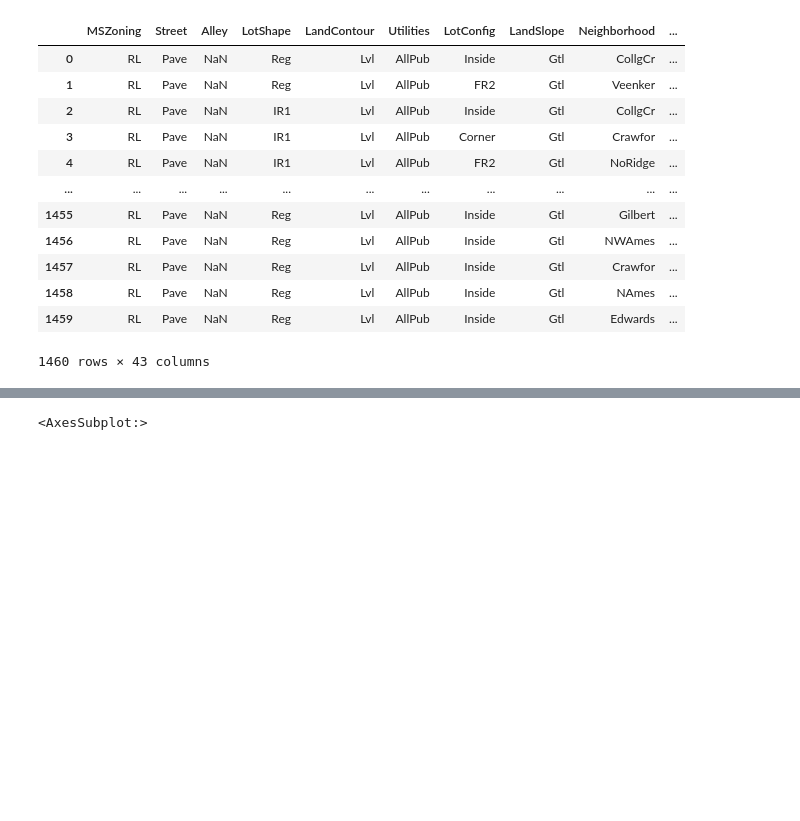
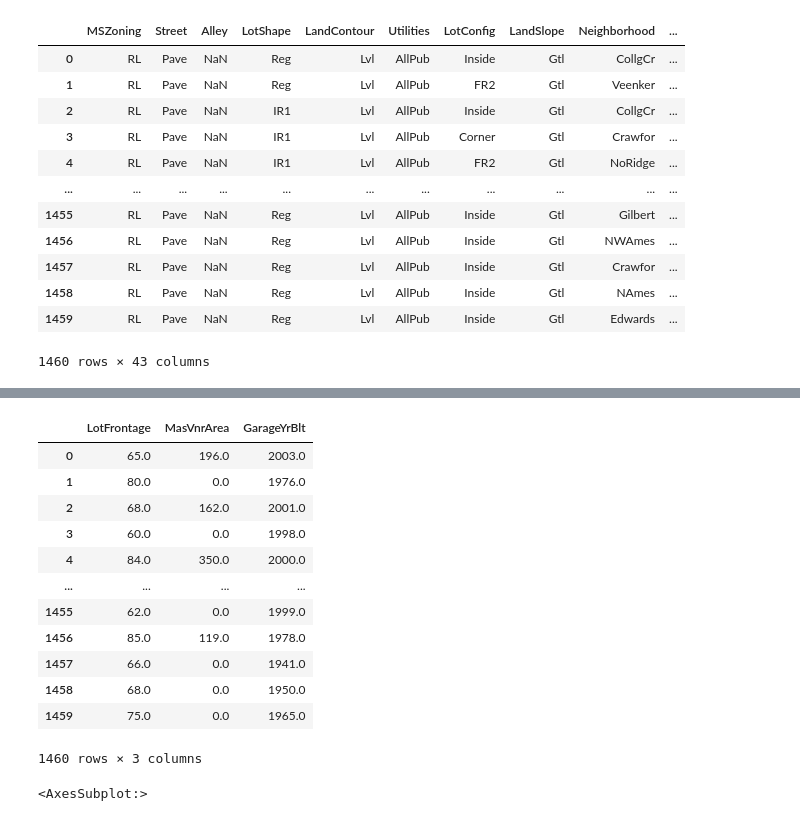
Before and after one commit to marcodeamicis/house_prices_regression, a Jupyter notebook: notebooks/initial_data_exploration_amicis.ipynb, the cells around one changed output, grey strips where cells are left out. Cells and saved outputs as stored; diff of their text form; code cells hidden in the pictures; blank space fills up the shorter version.

```diff
--- a/notebooks/initial_data_exploration_amicis.ipynb
+++ b/notebooks/initial_data_exploration_amicis.ipynb
@@ -126,3 +158,19 @@ df.select_dtypes(include='object')
+# %%
+df.select_dtypes(include='float')
+# %% [output]
+|  | LotFrontage | MasVnrArea | GarageYrBlt |
+| 0 | 65.0 | 196.0 | 2003.0 |
+| 1 | 80.0 | 0.0 | 1976.0 |
+| 2 | 68.0 | 162.0 | 2001.0 |
+| 3 | 60.0 | 0.0 | 1998.0 |
+| 4 | 84.0 | 350.0 | 2000.0 |
+| ... | ... | ... | ... |
+| 1455 | 62.0 | 0.0 | 1999.0 |
+| 1456 | 85.0 | 119.0 | 1978.0 |
+| 1457 | 66.0 | 0.0 | 1941.0 |
+| 1458 | 68.0 | 0.0 | 1950.0 |
+| 1459 | 75.0 | 0.0 | 1965.0 |
+1460 rows × 3 columns
 # %%
 sns.heatmap(df.isnull(), yticklabels=False, cbar=False)
 # %% [output]
```
Also changed, not shown: parts of 16 cells of this notebook, 1 other file.
